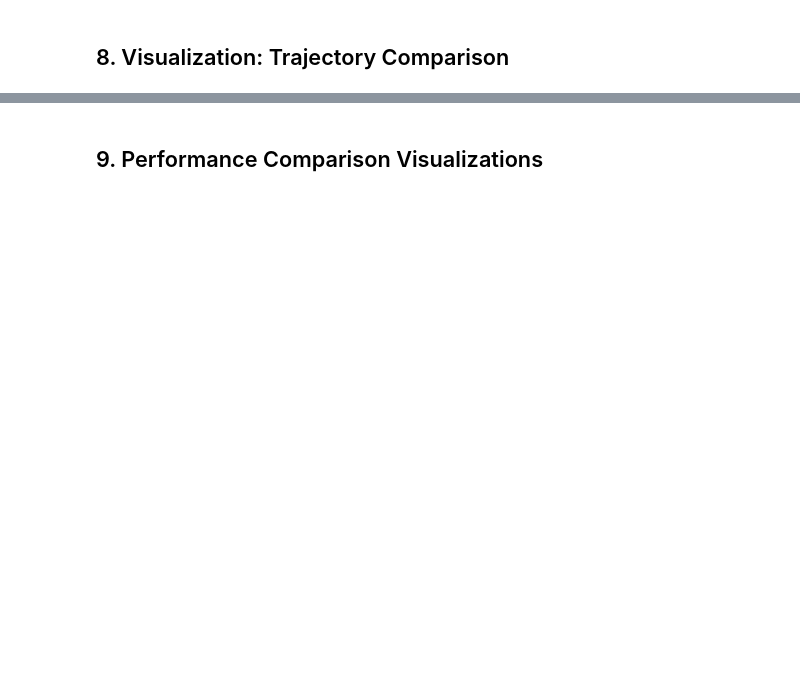
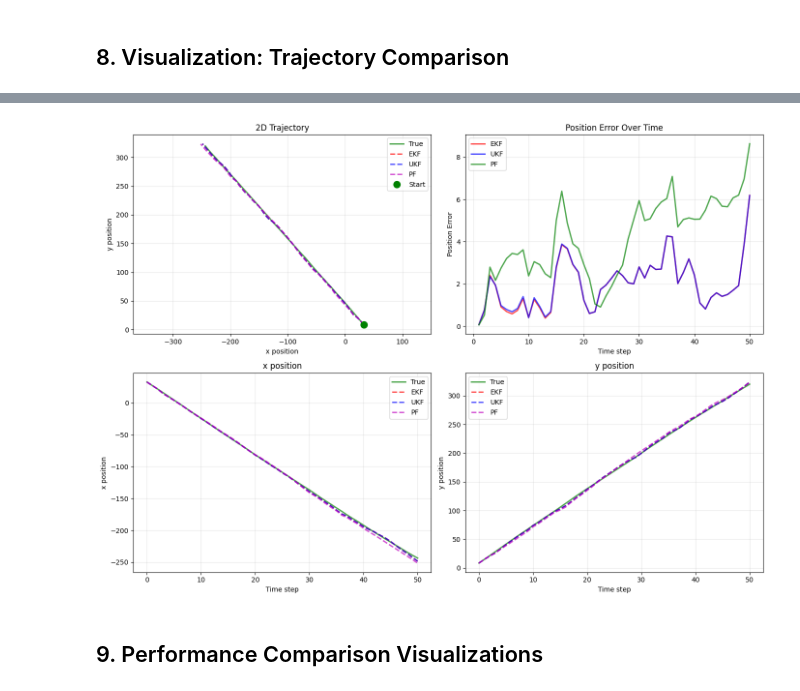
Before and after one commit to ChunchaoPeter/ml_simulation_research, a Jupyter notebook: ekf_ukf_pf/compare_pf_ekf_ukf.ipynb, the cells around one changed output, grey strips where cells are left out. Cells and saved outputs as stored; diff of their text form; code cells hidden in the pictures; blank space fills up the shorter version.

Commit message:
add compare pf ekf ukf and updated utils

```diff
--- a/ekf_ukf_pf/compare_pf_ekf_ukf.ipynb
+++ b/ekf_ukf_pf/compare_pf_ekf_ukf.ipynb
@@ -236,0 +152,22 @@ PF Output shape: (4, 51)
+# %%
+# Get PF-specific functions from utils
+pf_fns = utils.create_pf_functions(model, x0, Sigma0, dtype=tf.float64)
+
+# Initialize PF with 100 particles
+pf = ParticleFilter(
+    state_transition_fn=pf_fns['state_transition_fn'],
+    observation_fn=pf_fns['observation_fn'],
+    process_noise_sampler=pf_fns['process_noise_sampler'],
+    observation_likelihood_fn=pf_fns['observation_likelihood_fn'],
+    x0_sampler=pf_fns['x0_sampler'],
+    num_particles=100,
+    dtype=tf.float64
+)
+
+# Run PF with timing and memory tracking
+pf_runtime, pf_memory, pf_filtered = utils.measure_performance(
+    lambda: pf.filter(tf.cast(observations, tf.float64)),
+    name="PF"
+)
+
+print(f"PF Output shape: {pf_filtered.shape}")
@@ -288,0 +182,5 @@ PF Metrics:
+# %%
+# Compute metrics for all filters using utils
+ekf_metrics = utils.compute_metrics(ekf_filtered, true_states, "EKF")
+ukf_metrics = utils.compute_metrics(ukf_filtered, true_states, "UKF")
+pf_metrics = utils.compute_metrics(pf_filtered, true_states, "PF")
@@ -404,2 +251,20 @@ plt.show()
+# %%
+# Plot trajectory comparison using utils
+true_np = true_states.numpy()
+ekf_np = ekf_filtered.numpy()
+ukf_np = ukf_filtered.numpy()
+pf_np = tf.cast(pf_filtered, tf.float32).numpy()
+
+filtered_dict = {'EKF': ekf_np, 'UKF': ukf_np, 'PF': pf_np}
+error_dict = {
+    'EKF': ekf_metrics['pos_error'],
+    'UKF': ukf_metrics['pos_error'],
+    'PF': pf_metrics['pos_error']
+}
+
+fig = utils.plot_full_comparison(true_np, filtered_dict, error_dict)
+plt.show()
+# %% [output]
+[figure, added]
 # %% [markdown]
 ## 9. Performance Comparison Visualizations
```
Also changed, not shown: parts of 18 cells of this notebook, 1 other file.
